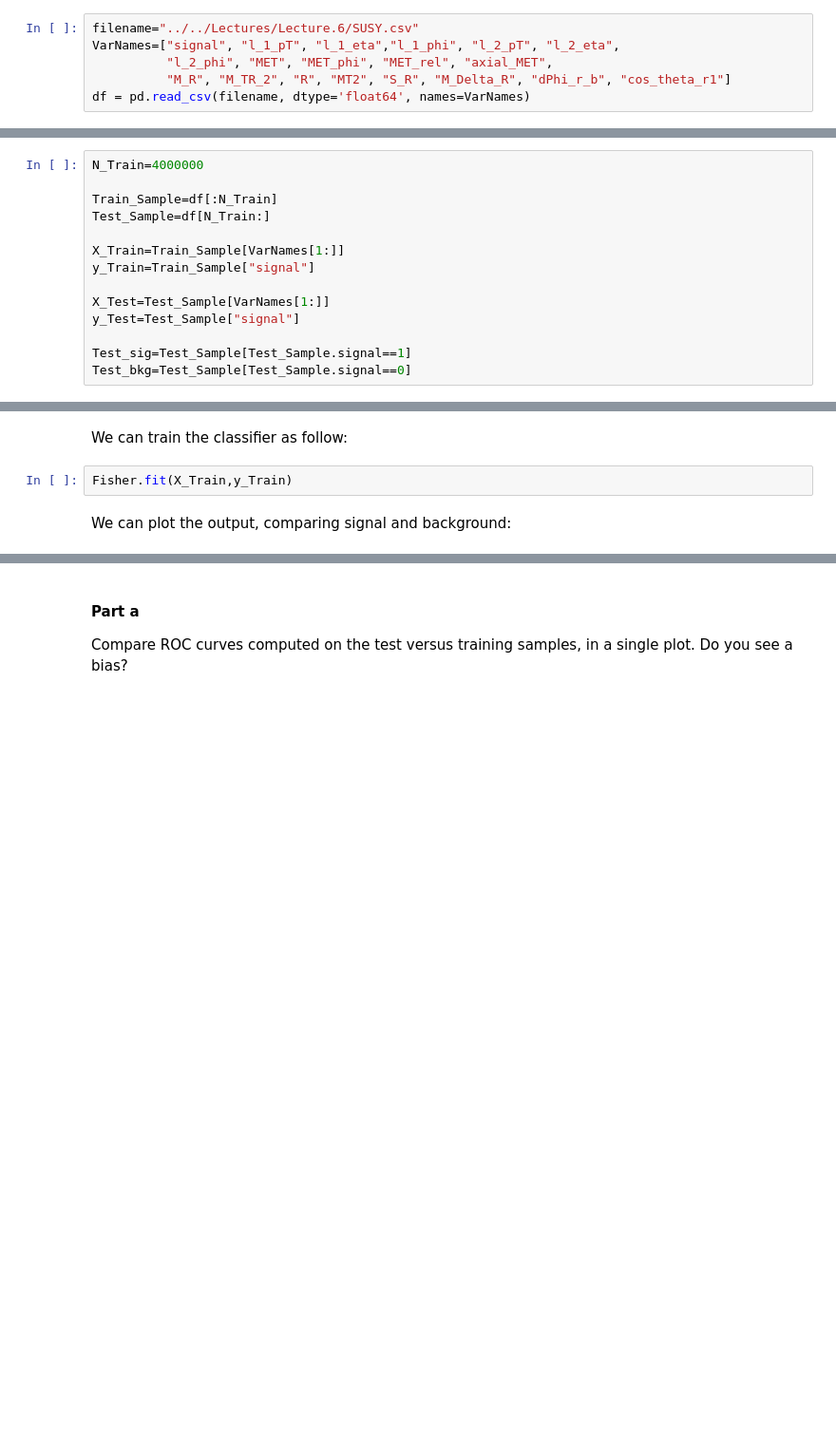
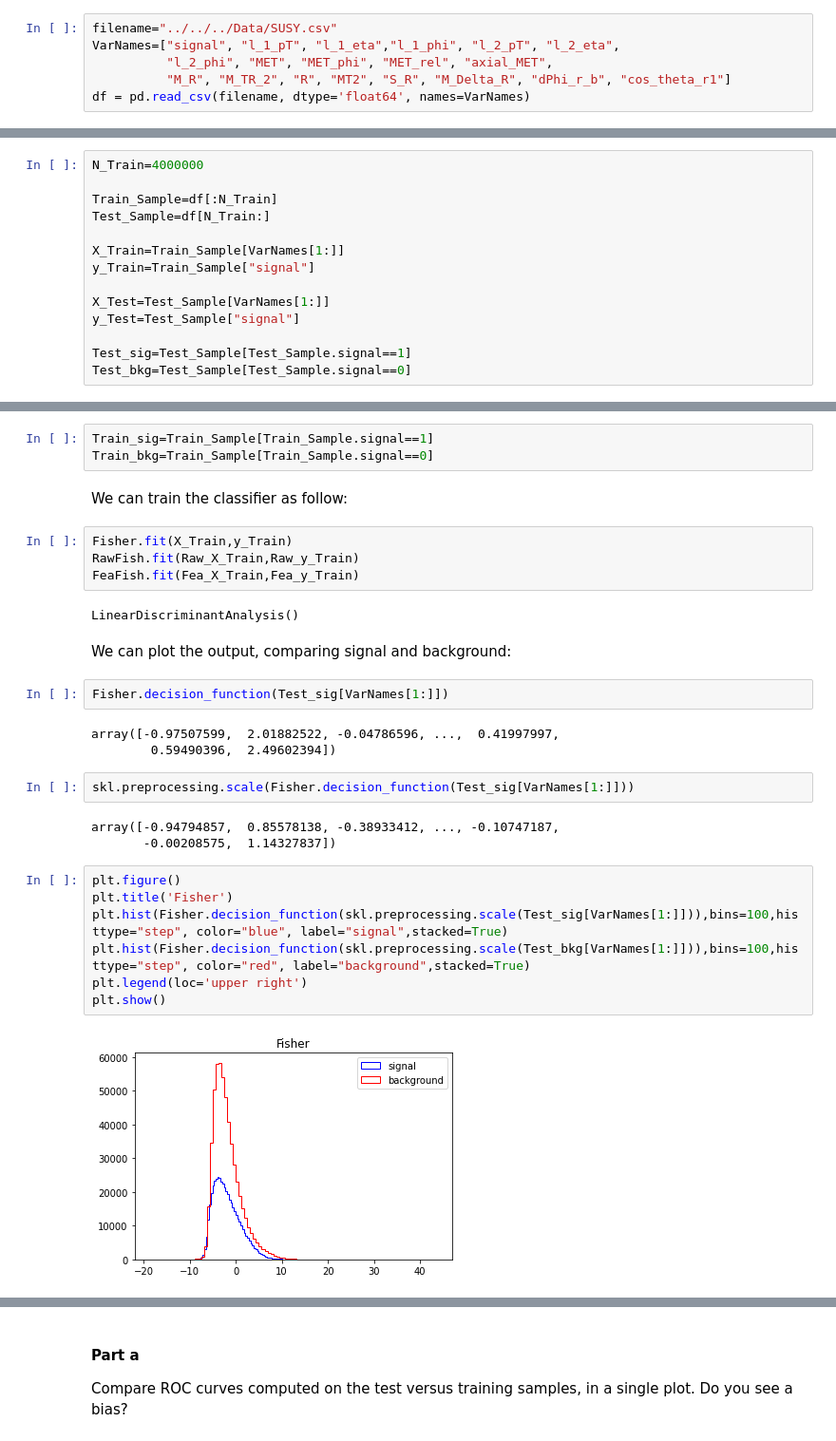
Before and after one commit to JoseACortes/Data1402.Solutions.JoseACortes, a Jupyter notebook: Labs/Lab.5/Lab.5 testing.ipynb, the cells around one changed output, grey strips where cells are left out. Shown at 95% size. Saved outputs shown, nothing was run; the diff lists cells and outputs as text; blank space fills up the shorter version.

```diff
--- a/Labs/Lab.5/Lab.5 testing.ipynb
+++ b/Labs/Lab.5/Lab.5 testing.ipynb
@@ -38,7 +40,7 @@ import matplotlib.pyplot as plt
 from IPython.display import HTML, display
 import tabulate
 # %%
-filename="../../Lectures/Lecture.6/SUSY.csv"
+filename="../../../Data/SUSY.csv"
 VarNames=["signal", "l_1_pT", "l_1_eta","l_1_phi", "l_2_pT", "l_2_eta",
           "l_2_phi", "MET", "MET_phi", "MET_rel", "axial_MET",
           "M_R", "M_TR_2", "R", "MT2", "S_R", "M_Delta_R", "dPhi_r_b", "cos_theta_r1"]
@@ -95,8 +171,34 @@ Test_bkg=Test_Sample[Test_Sample.signal==0]
+# %%
+Train_sig=Train_Sample[Train_Sample.signal==1]
+Train_bkg=Train_Sample[Train_Sample.signal==0]
 # %% [markdown]
 We can train the classifier as follow:
 # %%
 Fisher.fit(X_Train,y_Train)
+RawFish.fit(Raw_X_Train,Raw_y_Train)
+FeaFish.fit(Fea_X_Train,Fea_y_Train)
+# %% [output]
+LinearDiscriminantAnalysis()
 # %% [markdown]
 We can plot the output, comparing signal and background:
+# %%
+Fisher.decision_function(Test_sig[VarNames[1:]])
+# %% [output]
+array([-0.97507599,  2.01882522, -0.04786596, ...,  0.41997997,
+        0.59490396,  2.49602394])
+# %%
+skl.preprocessing.scale(Fisher.decision_function(Test_sig[VarNames[1:]]))
+# %% [output]
+array([-0.94794857,  0.85578138, -0.38933412, ..., -0.10747187,
+       -0.00208575,  1.14327837])
+# %%
+plt.figure()
+plt.title('Fisher')
+plt.hist(Fisher.decision_function(skl.preprocessing.scale(Test_sig[VarNames[1:]])),bins=100,histtype="step", color="blue", label="signal",stacked=True)
+plt.hist(Fisher.decision_function(skl.preprocessing.scale(Test_bkg[VarNames[1:]])),bins=100,histtype="step", color="red", label="background",stacked=True)
+plt.legend(loc='upper right')
+plt.show()
+# %% [output]
+[figure, added]
 # %%
 plt.figure()
```
Also changed, not shown: parts of 39 cells of this notebook.
